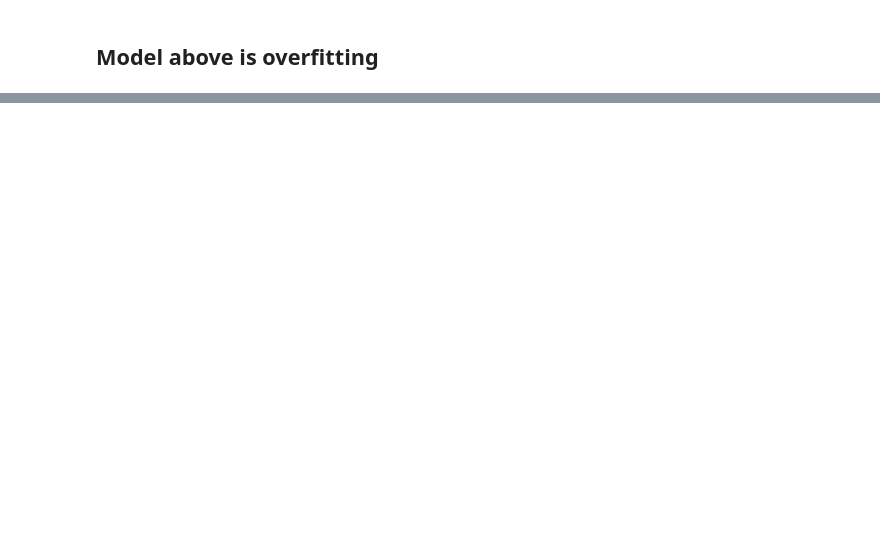
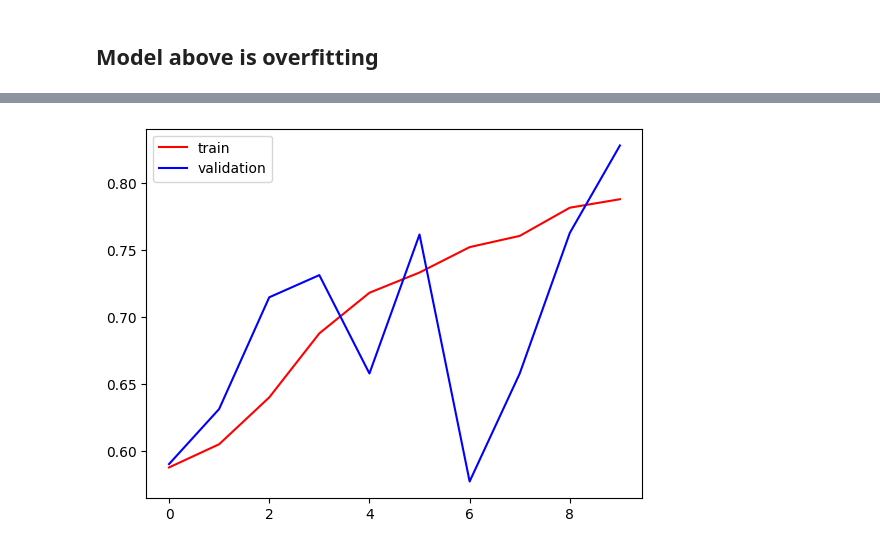
Before and after one commit to harkirat-data/Cats-Vs-Dogs-CNN, a Jupyter notebook: Cats-vs-Dogs-CNN.ipynb, the cells around one changed output, grey strips where cells are left out. Cells and saved outputs as stored; diff of their text form; code cells hidden in the pictures; blank space fills up the shorter version.

```diff
--- a/Cats-vs-Dogs-CNN.ipynb
+++ b/Cats-vs-Dogs-CNN.ipynb
@@ -223,0 +307,22 @@ plt.show()
+# %%
+model = Sequential()
+
+model.add(Conv2D(32,kernel_size = (3,3), padding = 'valid', activation = 'relu', input_shape = (256,256,3) ))
+model.add(BatchNormalization())
+model.add(MaxPooling2D(pool_size = (2,2), strides = 2, padding = 'valid' ))
+
+model.add(Conv2D(64,kernel_size = (3,3), padding = 'valid', activation = 'relu', input_shape = (256,256,3)))
+model.add(BatchNormalization())
+model.add(MaxPooling2D(pool_size = (2,2), strides = 2, padding = 'valid' ))
+
+model.add(Conv2D(128,kernel_size = (3,3), padding = 'valid', activation = 'relu', input_shape = (256,256,3)))
+model.add(MaxPooling2D(pool_size = (2,2), strides = 2, padding = 'valid' ))
+
+model.add(Flatten())
+model.add(Dense(128,activation = 'relu'))
+model.add(Dropout(0.2))
+model.add(Dense(64,activation = 'relu'))
+model.add(Dropout(0.2))
+model.add(Dense(1,activation = 'sigmoid'))
+# %%
+model.compile(optimizer = Adam(learning_rate = 1e-3), loss = 'binary_crossentropy', metrics = ['accuracy'])
@@ -223,0 +352,7 @@ plt.show()
+# %%
+plt.plot(history.history['accuracy'], color = 'red', label = 'train')
+plt.plot(history.history['val_accuracy'], color = 'blue', label = 'validation')
+plt.legend()
+plt.show()
+# %% [output]
+[figure, added]
```
Also changed, not shown: parts of 22 cells of this notebook.
